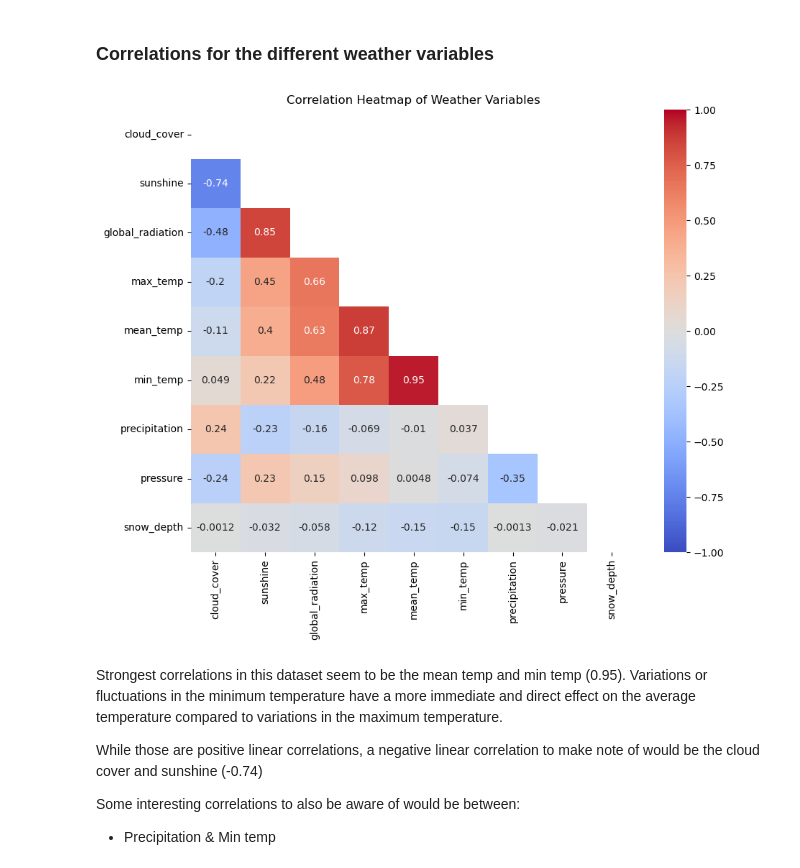
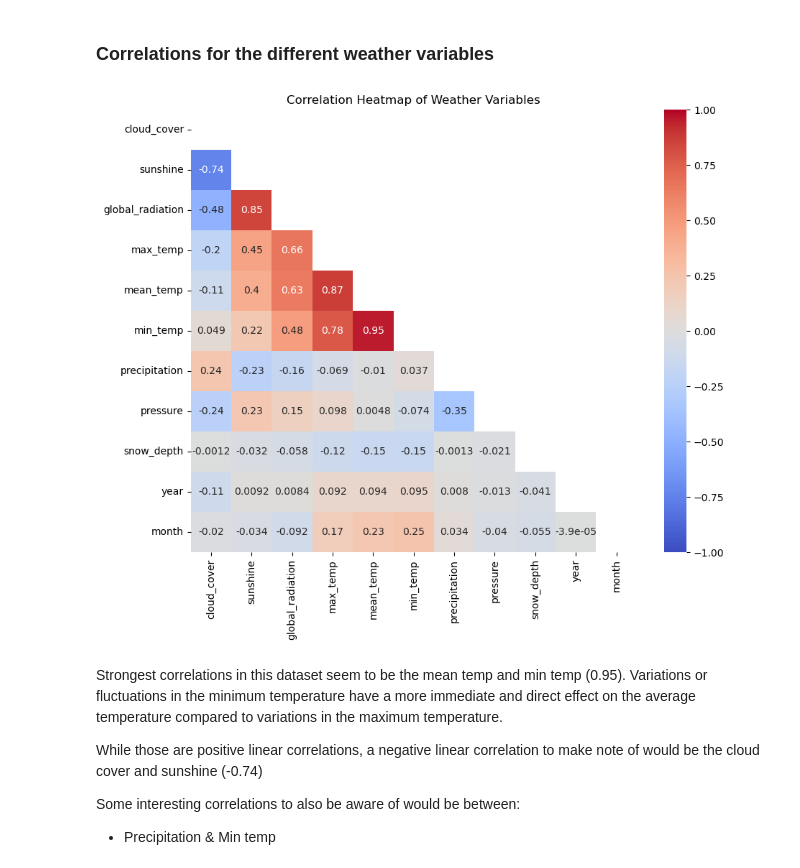
Before and after one commit to Matom23/London_Weather_EDA, a Jupyter notebook: London_weather_EDA.ipynb, the cells around one changed output. Saved outputs shown, nothing was run; the diff lists cells and outputs as text; code cells hidden in the pictures.

```diff
--- a/London_weather_EDA.ipynb
+++ b/London_weather_EDA.ipynb
@@ -426,0 +427,6 @@ lw_graph = lw_df.copy()
+# %%
+lw_df2 = lw_df.drop('date', axis=1)
+# %%
+# Extract month and year
+lw_df2['year'] = lw_df['date'].dt.year
+lw_df2['month'] = lw_df['date'].dt.month
@@ -464,21 +482,21 @@ for column in average_across_years.columns:
 ### Correlations for the different weather variables
 # %%
 # Selecting weather variables for correlation analysis
-weather_variables = lw_df.select_dtypes(include=['float64']).columns
+weather_variables = lw_df2.columns
 
 # Calculating correlation matrix
-correlation_matrix = lw_df[weather_variables].corr()
+correlation_matrix = lw_df2[weather_variables].corr()
 
 # Mask for the upper triangle
 mask = ~np.tri(correlation_matrix.shape[0], k=-1, dtype=bool)
 
 # Plotting the heatmap
 plt.figure(figsize=(10, 8))
 sns.heatmap(correlation_matrix, mask=mask, cmap='coolwarm', center=0, vmin=-1, vmax=1, annot=True)
 plt.title('Correlation Heatmap of Weather Variables')
 plt.show()
 # %% [output]
-[figure, old version]
+[figure, new version]
 # %% [markdown]
 Strongest correlations in this dataset seem to be the mean temp and min temp (0.95).
 Variations or fluctuations in the minimum temperature have a more immediate and direct effect on the average temperature compared to variations in the maximum temperature.
```
Also changed, not shown: parts of 52 cells of this notebook.
